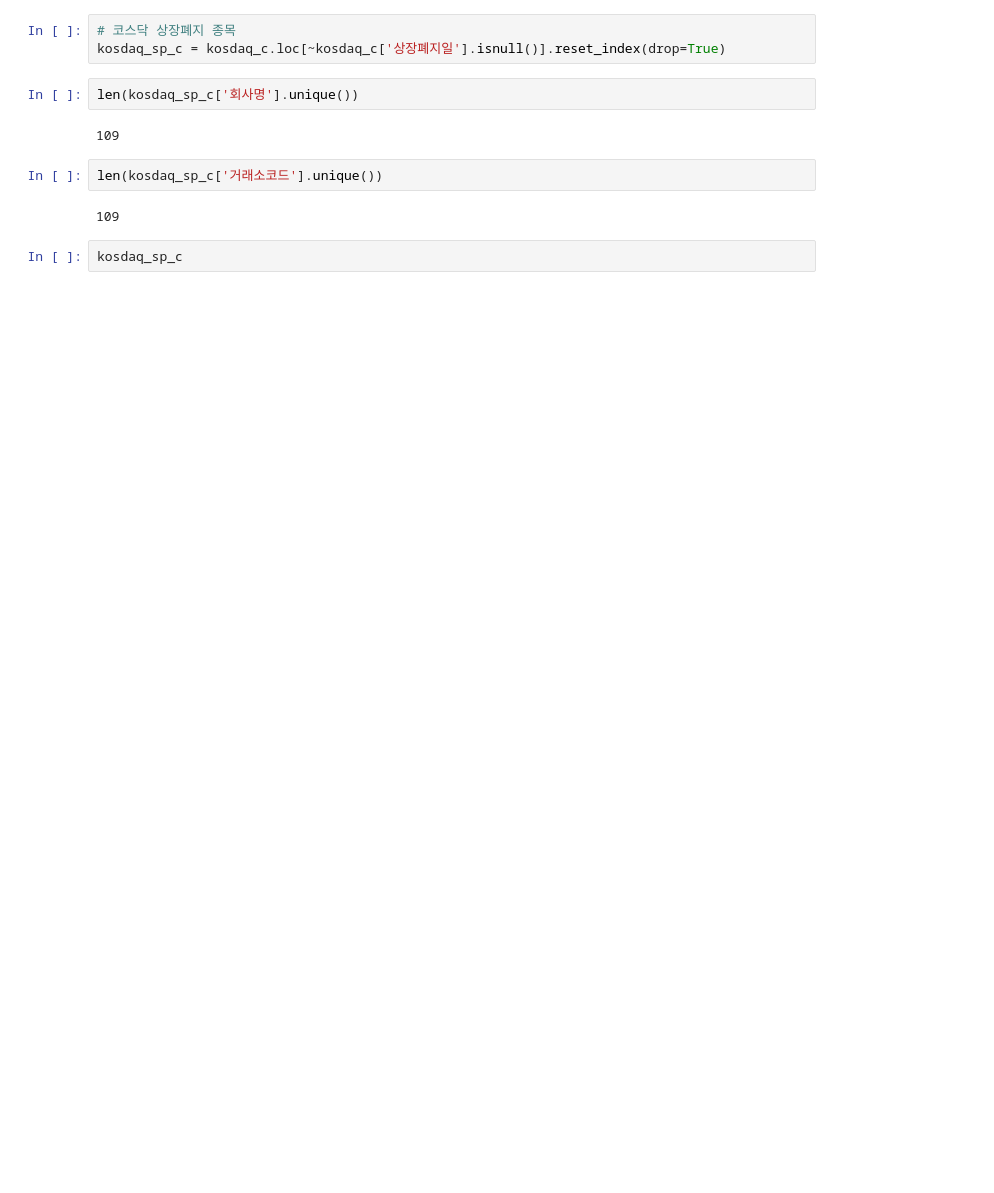
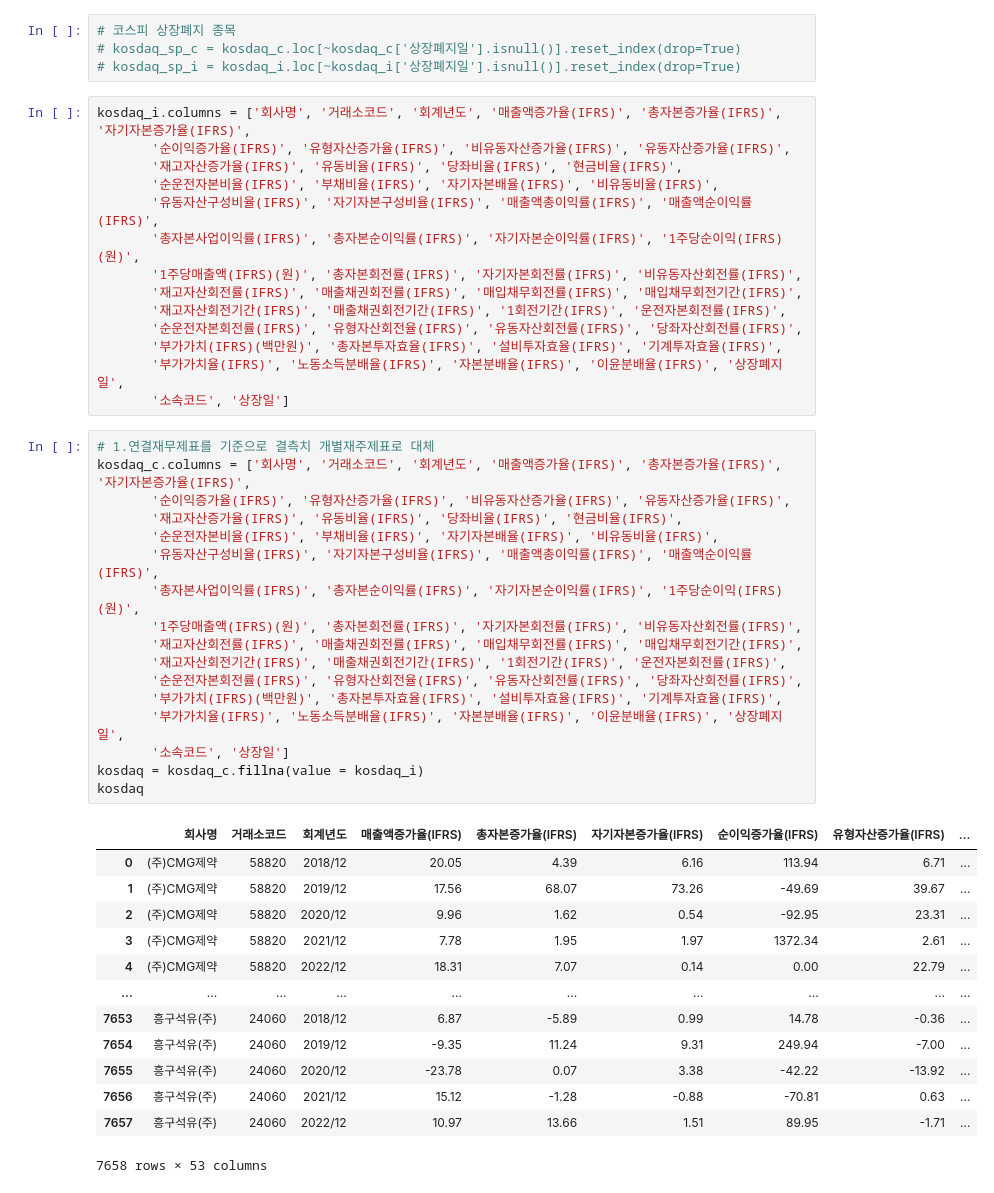
Before and after one commit to seohyungro/Python, a Jupyter notebook: 공모전/코스닥.ipynb, the cells around one changed output. Saved outputs shown, nothing was run; the diff lists cells and outputs as text; blank space fills up the shorter version.

```diff
--- a/공모전/코스닥.ipynb
+++ b/공모전/코스닥.ipynb
@@ -14,13 +48,49 @@ len(kosdaq_c["거래소코드"].unique())
 # %%
-# 코스닥 상장폐지 종목
-kosdaq_sp_c = kosdaq_c.loc[~kosdaq_c['상장폐지일'].isnull()].reset_index(drop=True)
+# 코스피 상장폐지 종목
+# kosdaq_sp_c = kosdaq_c.loc[~kosdaq_c['상장폐지일'].isnull()].reset_index(drop=True)
+# kosdaq_sp_i = kosdaq_i.loc[~kosdaq_i['상장폐지일'].isnull()].reset_index(drop=True)
-# %%
-len(kosdaq_sp_c['회사명'].unique())
-# %% [output]
-109
-# %%
-len(kosdaq_sp_c['거래소코드'].unique())
-# %% [output]
-109
-# %%
-kosdaq_sp_c
+# %%
+kosdaq_i.columns = ['회사명', '거래소코드', '회계년도', '매출액증가율(IFRS)', '총자본증가율(IFRS)', '자기자본증가율(IFRS)',
+       '순이익증가율(IFRS)', '유형자산증가율(IFRS)', '비유동자산증가율(IFRS)', '유동자산증가율(IFRS)',
+       '재고자산증가율(IFRS)', '유동비율(IFRS)', '당좌비율(IFRS)', '현금비율(IFRS)',
+       '순운전자본비율(IFRS)', '부채비율(IFRS)', '자기자본배율(IFRS)', '비유동비율(IFRS)',
+       '유동자산구성비율(IFRS)', '자기자본구성비율(IFRS)', '매출액총이익률(IFRS)', '매출액순이익률(IFRS)',
+       '총자본사업이익률(IFRS)', '총자본순이익률(IFRS)', '자기자본순이익률(IFRS)', '1주당순이익(IFRS)(원)',
+       '1주당매출액(IFRS)(원)', '총자본회전률(IFRS)', '자기자본회전률(IFRS)', '비유동자산회전률(IFRS)',
+       '재고자산회전률(IFRS)', '매출채권회전률(IFRS)', '매입채무회전률(IFRS)', '매입채무회전기간(IFRS)',
+       '재고자산회전기간(IFRS)', '매출채권회전기간(IFRS)', '1회전기간(IFRS)', '운전자본회전률(IFRS)',
+       '순운전자본회전률(IFRS)', '유형자산회전율(IFRS)', '유동자산회전률(IFRS)', '당좌자산회전률(IFRS)',
+       '부가가치(IFRS)(백만원)', '총자본투자효율(IFRS)', '설비투자효율(IFRS)', '기계투자효율(IFRS)',
+       '부가가치율(IFRS)', '노동소득분배율(IFRS)', '자본분배율(IFRS)', '이윤분배율(IFRS)', '상장폐지일',
+       '소속코드', '상장일']
+# %%
+# 1.연결재무제표를 기준으로 결측치 개별재주제표로 대체
+kosdaq_c.columns = ['회사명', '거래소코드', '회계년도', '매출액증가율(IFRS)', '총자본증가율(IFRS)', '자기자본증가율(IFRS)',
+       '순이익증가율(IFRS)', '유형자산증가율(IFRS)', '비유동자산증가율(IFRS)', '유동자산증가율(IFRS)',
+       '재고자산증가율(IFRS)', '유동비율(IFRS)', '당좌비율(IFRS)', '현금비율(IFRS)',
+       '순운전자본비율(IFRS)', '부채비율(IFRS)', '자기자본배율(IFRS)', '비유동비율(IFRS)',
+       '유동자산구성비율(IFRS)', '자기자본구성비율(IFRS)', '매출액총이익률(IFRS)', '매출액순이익률(IFRS)',
+       '총자본사업이익률(IFRS)', '총자본순이익률(IFRS)', '자기자본순이익률(IFRS)', '1주당순이익(IFRS)(원)',
+       '1주당매출액(IFRS)(원)', '총자본회전률(IFRS)', '자기자본회전률(IFRS)', '비유동자산회전률(IFRS)',
+       '재고자산회전률(IFRS)', '매출채권회전률(IFRS)', '매입채무회전률(IFRS)', '매입채무회전기간(IFRS)',
+       '재고자산회전기간(IFRS)', '매출채권회전기간(IFRS)', '1회전기간(IFRS)', '운전자본회전률(IFRS)',
+       '순운전자본회전률(IFRS)', '유형자산회전율(IFRS)', '유동자산회전률(IFRS)', '당좌자산회전률(IFRS)',
+       '부가가치(IFRS)(백만원)', '총자본투자효율(IFRS)', '설비투자효율(IFRS)', '기계투자효율(IFRS)',
+       '부가가치율(IFRS)', '노동소득분배율(IFRS)', '자본분배율(IFRS)', '이윤분배율(IFRS)', '상장폐지일',
+       '소속코드', '상장일']
+kosdaq = kosdaq_c.fillna(value = kosdaq_i)
+kosdaq
+# %% [output]
+|  | 회사명 | 거래소코드 | 회계년도 | 매출액증가율(IFRS) | 총자본증가율(IFRS) | 자기자본증가율(IFRS) | 순이익증가율(IFRS) | 유형자산증가율(IFRS) | ... |
+| 0 | (주)CMG제약 | 58820 | 2018/12 | 20.05 | 4.39 | 6.16 | 113.94 | 6.71 | ... |
+| 1 | (주)CMG제약 | 58820 | 2019/12 | 17.56 | 68.07 | 73.26 | -49.69 | 39.67 | ... |
+| 2 | (주)CMG제약 | 58820 | 2020/12 | 9.96 | 1.62 | 0.54 | -92.95 | 23.31 | ... |
+| 3 | (주)CMG제약 | 58820 | 2021/12 | 7.78 | 1.95 | 1.97 | 1372.34 | 2.61 | ... |
+| 4 | (주)CMG제약 | 58820 | 2022/12 | 18.31 | 7.07 | 0.14 | 0.00 | 22.79 | ... |
+| ... | ... | ... | ... | ... | ... | ... | ... | ... | ... |
+| 7653 | 흥구석유(주) | 24060 | 2018/12 | 6.87 | -5.89 | 0.99 | 14.78 | -0.36 | ... |
+| 7654 | 흥구석유(주) | 24060 | 2019/12 | -9.35 | 11.24 | 9.31 | 249.94 | -7.00 | ... |
+| 7655 | 흥구석유(주) | 24060 | 2020/12 | -23.78 | 0.07 | 3.38 | -42.22 | -13.92 | ... |
+| 7656 | 흥구석유(주) | 24060 | 2021/12 | 15.12 | -1.28 | -0.88 | -70.81 | 0.63 | ... |
+| 7657 | 흥구석유(주) | 24060 | 2022/12 | 10.97 | 13.66 | 1.51 | 89.95 | -1.71 | ... |
+7658 rows × 53 columns
```
Also changed, not shown: parts of 26 cells of this notebook, 1 other file.
